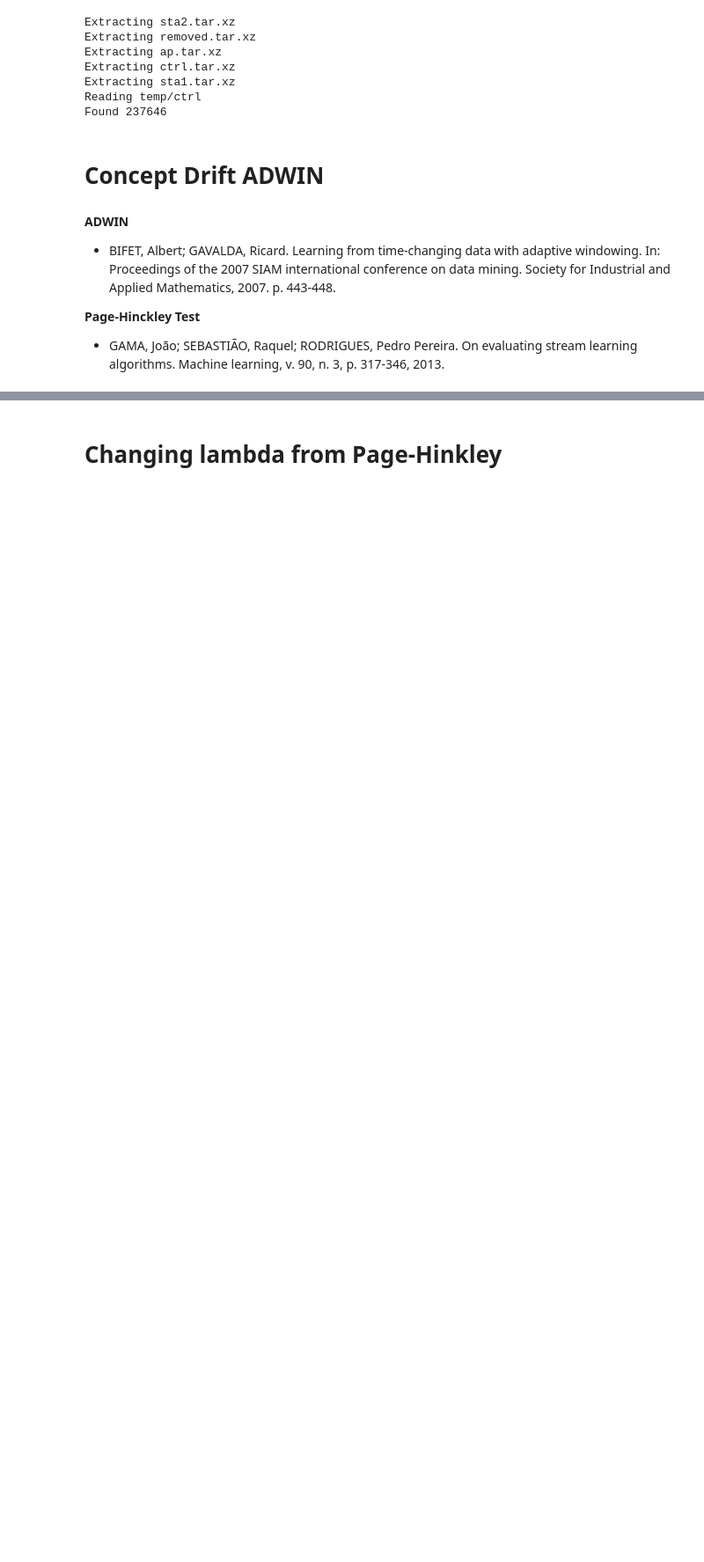
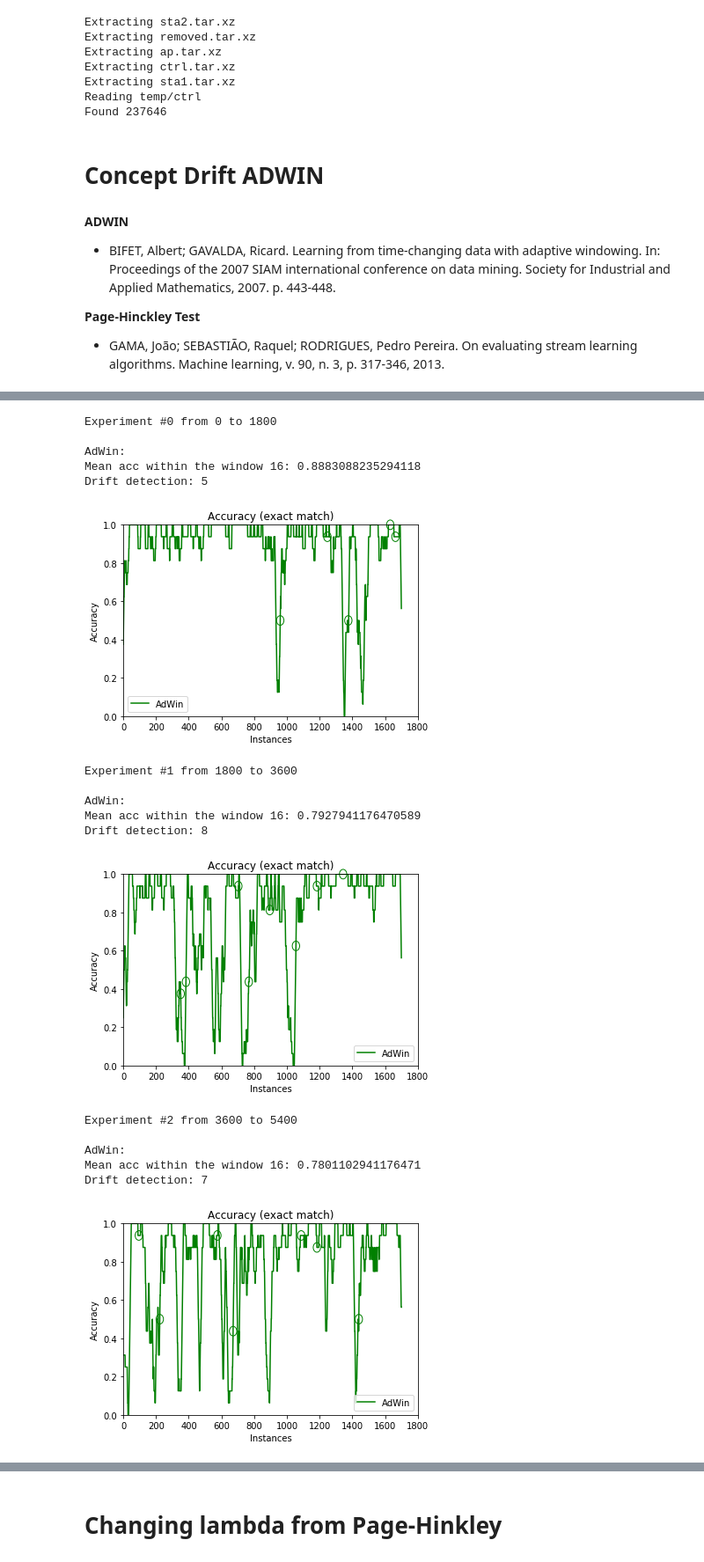
Before and after one commit to h3dema/concept-drift, a Jupyter notebook: concept-drift.ipynb, the cells around one changed output, grey strips where cells are left out. Shown at 88% size. Cells and saved outputs as stored; diff of their text form; code cells hidden in the pictures; blank space fills up the shorter version.

```diff
--- a/concept-drift.ipynb
+++ b/concept-drift.ipynb
@@ -52,9 +64,28 @@ interval = 1800
 # %%
 for i in range(10):
     li = interval * i
     ls = li + 1800
-    y1 = y[li:ls]
-    X1 = X[li:ls]
+    y_ = y1[li:ls]
+    X_ = X1[li:ls]
     print("Experiment #{} from {} to {}".format(i, li, ls))
-    result = calculate_drift(X1, y1, n_train=100, w=16, clfs_label=["AdWin"])
+    result = calculate_drift(X_, y_, n_train=100, w=16, clfs_label=["AdWin"])
     plot_drift(result)
+# %% [output]
+Experiment #0 from 0 to 1800
+
+AdWin:
+Mean acc within the window 16: 0.8883088235294118
+Drift detection: 5
+[figure, added]
+Experiment #1 from 1800 to 3600
+
+AdWin:
+Mean acc within the window 16: 0.7927941176470589
+Drift detection: 8
+[figure, added]
+Experiment #2 from 3600 to 5400
+
+AdWin:
+Mean acc within the window 16: 0.7801102941176471
+Drift detection: 7
+[figure, added]
```
Also changed, not shown: parts of 8 cells of this notebook, 1 other file.
